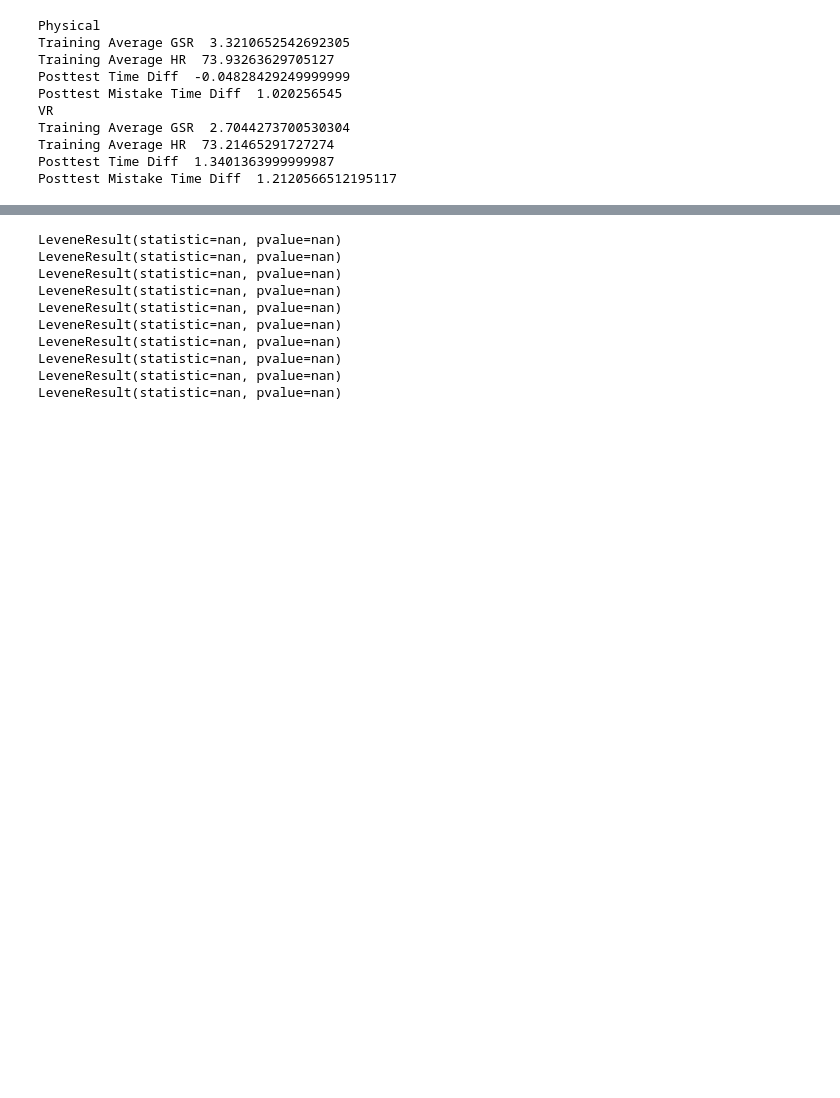
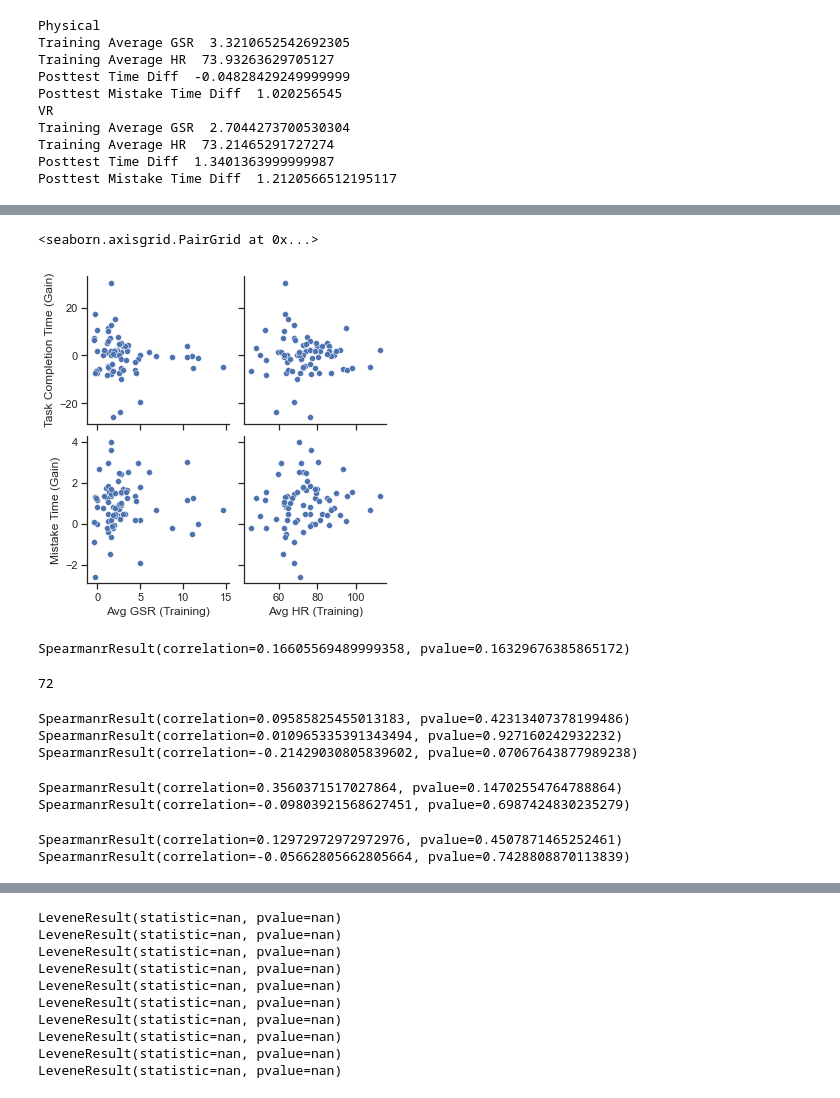
Before and after one commit to karmakomik/BuzzwireExperimentDataAnalysis, a Jupyter notebook: Dec2021ExperimentResults/iMotionsData/BuzzwireStats.ipynb, the cells around one changed output, grey strips where cells are left out. Saved outputs shown, nothing was run; the diff lists cells and outputs as text; code cells hidden in the pictures; blank space fills up the shorter version.

```diff
--- a/Dec2021ExperimentResults/iMotionsData/BuzzwireStats.ipynb
+++ b/Dec2021ExperimentResults/iMotionsData/BuzzwireStats.ipynb
@@ -391,0 +440,40 @@ MannwhitneyuResult(statistic=829.0, pvalue=0.5357532305260525)
+# %%
+combined_results_df.rename(columns={'Avg_GSR': 'Avg GSR (Training)', 'Avg_HR': 'Avg HR (Training)', 'Time_Gain':'Task Completion Time (Gain)', 'Mistake_Gain':'Mistake Time (Gain)'}, inplace=True)
+sns.pairplot(
+    combined_results_df,
+    x_vars=["Avg GSR (Training)", "Avg HR (Training)"],
+    y_vars=["Task Completion Time (Gain)", "Mistake Time (Gain)"],
+)
+# %% [output]
+<seaborn.axisgrid.PairGrid at 0x...>
+[figure, added]
+# %%
+print(stats.spearmanr(a = combined_results_df['Avg_HR'], b = combined_results_df['Mistake_Gain'], nan_policy='omit'))
+# %% [output]
+SpearmanrResult(correlation=0.16605569489999358, pvalue=0.16329676385865172)
+# %%
+combined_results_df['Avg_GSR'].count()
+# %% [output]
+72
+# %%
+print(stats.spearmanr(combined_results_df['Avg_GSR'], combined_results_df['Mistake_Gain'], nan_policy='omit'))
+print(stats.spearmanr(combined_results_df['Avg_HR'], combined_results_df['Time_Gain'], nan_policy='omit'))
+print(stats.spearmanr(combined_results_df['Avg_GSR'], combined_results_df['Time_Gain'], nan_policy='omit'))
+# %% [output]
+SpearmanrResult(correlation=0.09585825455013183, pvalue=0.42313407378199486)
+SpearmanrResult(correlation=0.010965335391343494, pvalue=0.927160242932232)
+SpearmanrResult(correlation=-0.21429030805839602, pvalue=0.07067643877989238)
+# %%
+combined_results_df_high_HR = combined_results_df[combined_results_df['Avg_HR'] > combined_results_df['Avg_HR'].quantile(0.75)]
+print(stats.spearmanr(combined_results_df_high_HR['Avg_HR'], combined_results_df_high_HR['Mistake_Gain'], nan_policy='omit'))
+print(stats.spearmanr(combined_results_df_high_HR['Avg_HR'], combined_results_df_high_HR['Time_Gain'], nan_policy='omit'))
+# %% [output]
+SpearmanrResult(correlation=0.3560371517027864, pvalue=0.14702554764788864)
+SpearmanrResult(correlation=-0.09803921568627451, pvalue=0.6987424830235279)
+# %%
+combined_results_df_low_HR = combined_results_df[combined_results_df['Avg_HR'] < combined_results_df['Avg_HR'].quantile(0.25)]
+print(stats.spearmanr(combined_results_df_low_HR['Avg_HR'], combined_results_df_low_HR['Mistake_Gain'], nan_policy='omit'))
+print(stats.spearmanr(combined_results_df_low_HR['Avg_HR'], combined_results_df_low_HR['Time_Gain'], nan_policy='omit'))
+# %% [output]
+SpearmanrResult(correlation=0.12972972972972976, pvalue=0.4507871465252461)
+SpearmanrResult(correlation=-0.05662805662805664, pvalue=0.7428808870113839)
```
Also changed, not shown: parts of 83 cells of this notebook, 5 other files.
